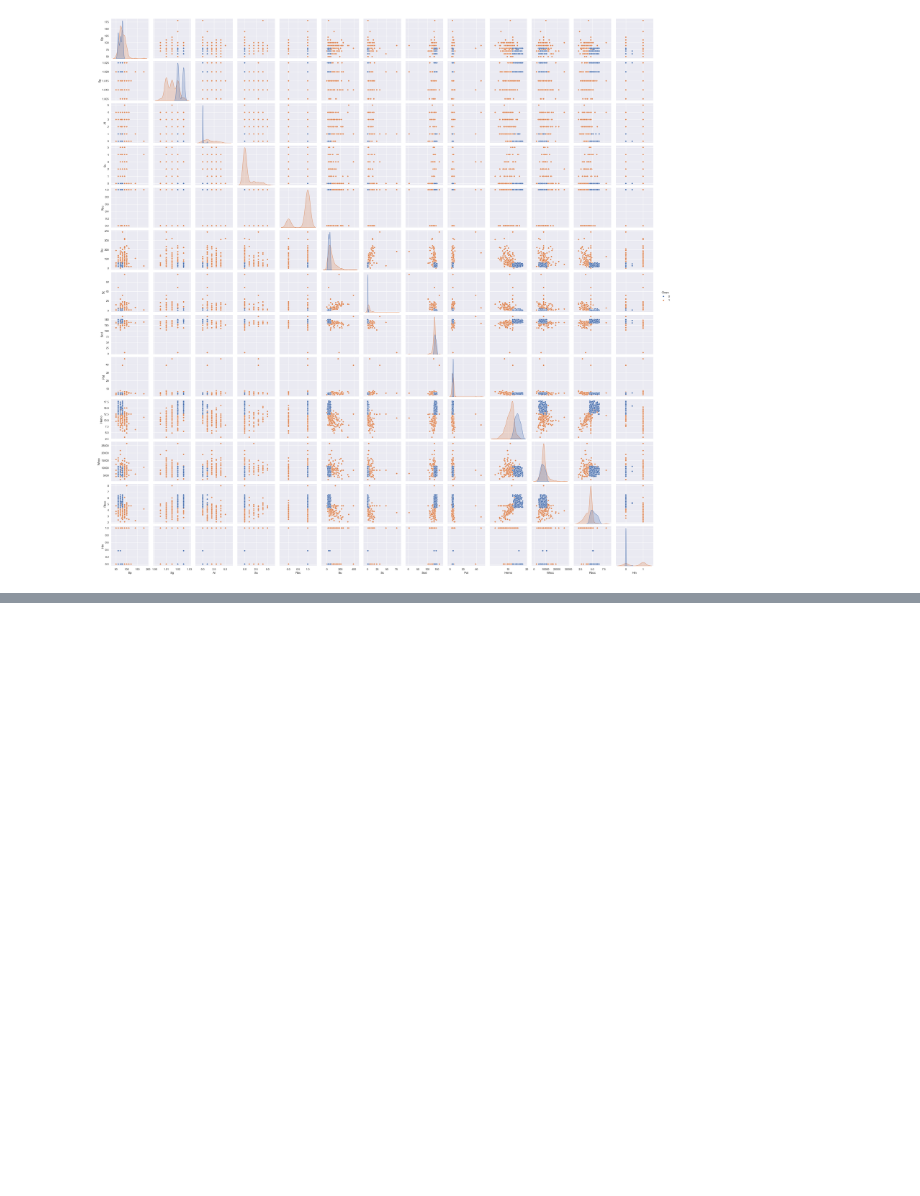
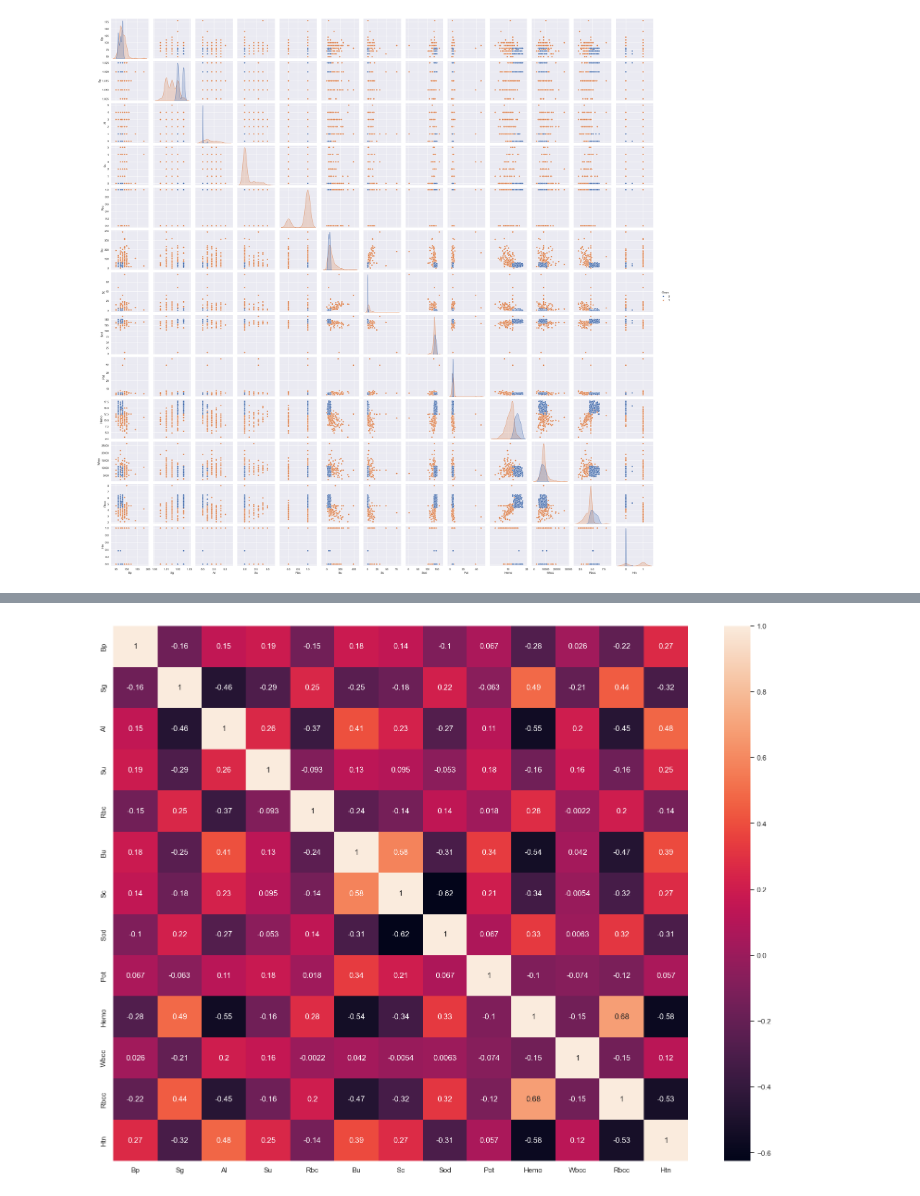
Before and after one commit to esanolad/kidney_disease_classification, a Jupyter notebook: classify.ipynb, the cells around one changed output, grey strips where cells are left out. Saved outputs shown, nothing was run; the diff lists cells and outputs as text; code cells hidden in the pictures; blank space fills up the shorter version.

```diff
--- a/classify.ipynb
+++ b/classify.ipynb
@@ -65,0 +163,7 @@ plt.show()
+# %%
+# Correlation Matrix
+plt.figure(figsize=(20, 15))
+sns.heatmap(X.corr(), annot=True)
+plt.show()
+# %% [output]
+[figure, added]
```
Also changed, not shown: parts of 9 cells of this notebook, 5 other files.
